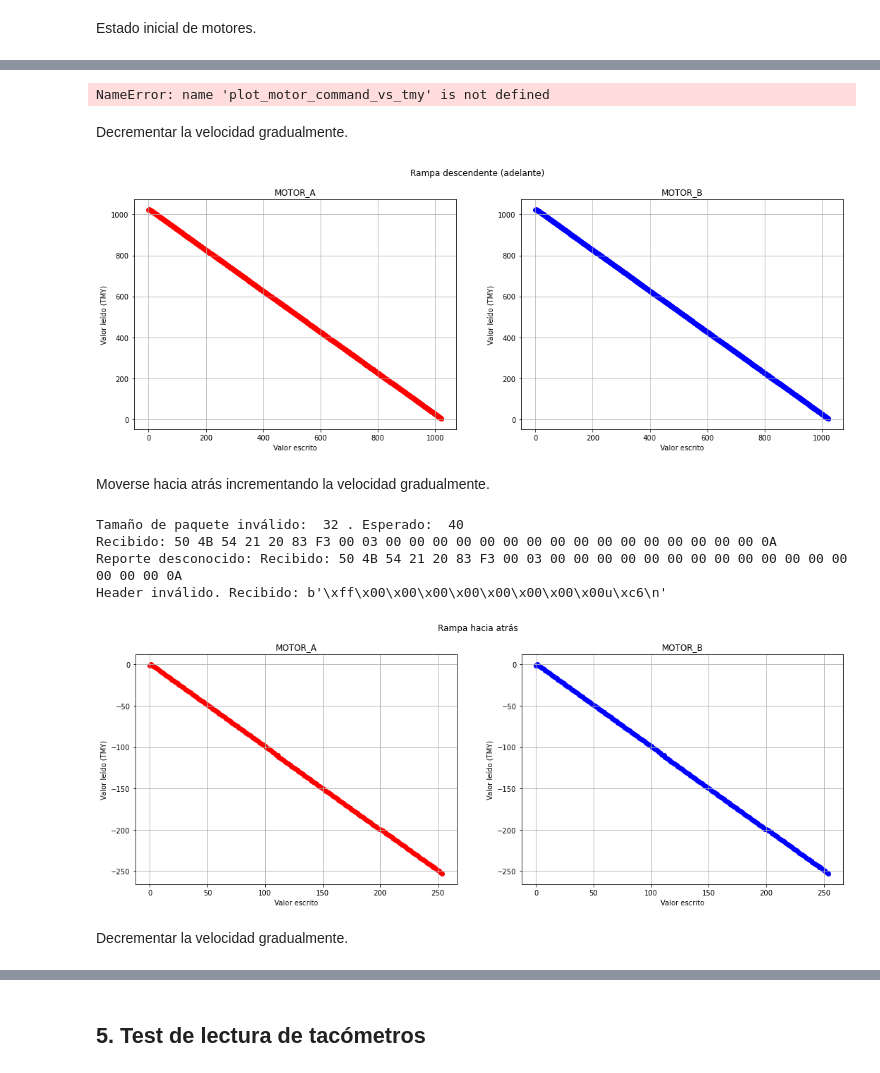
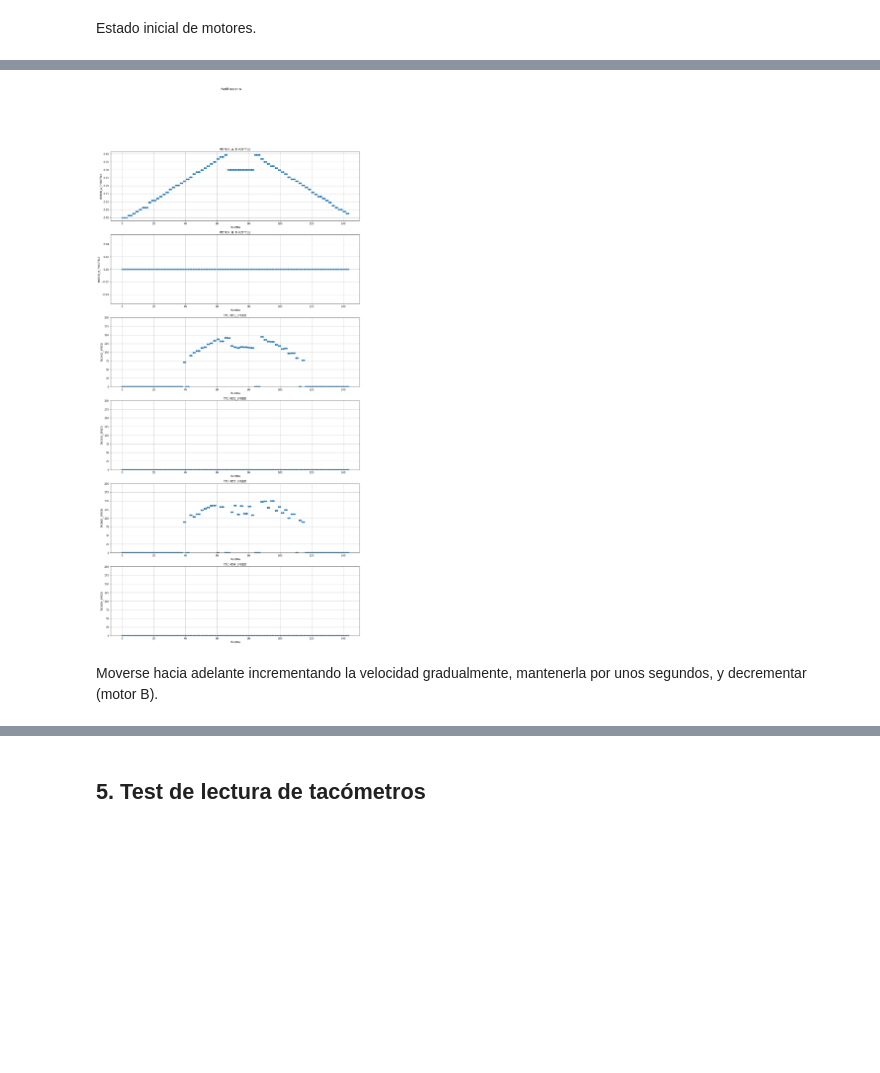
Before and after one commit to nhorro/ceai2020, a Jupyter notebook: intro_se/workspace/rover_groundcontrol/RoverBasicBenchTest.ipynb, the cells around one changed output, grey strips where cells are left out. Cells and saved outputs as stored; diff of their text form; code cells hidden in the pictures; blank space fills up the shorter version.

```diff
--- a/intro_se/workspace/rover_groundcontrol/RoverBasicBenchTest.ipynb
+++ b/intro_se/workspace/rover_groundcontrol/RoverBasicBenchTest.ipynb
@@ -177,43 +213,27 @@ Moverse hacia adelante incrementando la velocidad gradualmente.
-# %%
-tmy_readings = []
-for i in range(0,MAX_THROTTLE):
-    tmy_readings.append( np.array([ i, rover.TMY_PARAM_MOTOR_A_THROTTLE, rover.TMY_PARAM_MOTOR_B_THROTTLE]) )
-    time.sleep(0.1)
-    rover.set_motor_throttles( [i, i], RoverClient.MOTOR_A | RoverClient.MOTOR_B )
-
-tmy_readings = np.array(tmy_readings)
-plot_motor_command_vs_tmy(tmy_readings,title="Rampa hacia adelante")
-# %% [output]
-NameError: name 'plot_motor_command_vs_tmy' is not defined
-# %% [markdown]
-Decrementar la velocidad gradualmente.
-# %%
-tmy_readings = []
-for i in range(0,MAX_THROTTLE):
-    tmy_readings.append( np.array([ i, rover.TMY_PARAM_MOTOR_A_THROTTLE, rover.TMY_PARAM_MOTOR_B_THROTTLE]) )
-    time.sleep(0.1)
-    rover.set_motor_throttles( [MAX_THROTTLE-i, MAX_THROTTLE-i], RoverClient.MOTOR_A | RoverClient.MOTOR_B )
-
-tmy_readings = np.array(tmy_readings)
-plot_motor_command_vs_tmy(tmy_readings,title="Rampa descendente (adelante)")
-# %% [output]
-[figure, removed]
+# %%
+ramp_up = np.array([
+    np.linspace(0,MAX_THROTTLE, N_ITERATIONS), # MOTOR A
+     np.linspace(0,0, N_ITERATIONS)            # MOTOR B
+])
+
+sustain = np.vstack([
+        np.full((1,int(N_ITERATIONS/4)),fill_value=SUSTAIN_THROTTLE),  # MOTOR A
+        np.zeros(int(N_ITERATIONS/4))])                                # MOTOR B
+
+ramp_down = np.array([
+    np.linspace(MAX_THROTTLE,0, N_ITERATIONS),  # MOTOR A
+     np.linspace(0,0, N_ITERATIONS)  # MOTOR B
+])
+profile = np.hstack([ramp_up,sustain,ramp_down])
+# %%
+tmy_readings = play_program_and_record_tmy(rover,profile,INTERVAL)
+
+# Detener
+rover.set_motor_throttles(
+    [0, 0], RoverClient.MOTOR_A | RoverClient.MOTOR_B )
+# %%
+plot_motor_motion_profiles(tmy_readings,title="Perfil motor A")
+# %% [output]
+[figure, added]
 # %% [markdown]
-Moverse hacia atrás incrementando la velocidad gradualmente.
+Moverse hacia adelante incrementando la velocidad gradualmente, mantenerla por unos segundos, y decrementar (motor B).
-# %%
-tmy_readings = []
-for i in range(0,MAX_THROTTLE):
-    rover.set_motor_throttles( [-i, -i], RoverClient.MOTOR_A | RoverClient.MOTOR_B )
-    time.sleep(0.1)
-    tmy_readings.append( np.array([ i, rover.TMY_PARAM_MOTOR_A_THROTTLE, rover.TMY_PARAM_MOTOR_B_THROTTLE]) )
-
-tmy_readings = np.array(tmy_readings)
-plot_motor_command_vs_tmy(tmy_readings,title="Rampa hacia atrás")
-# %% [output]
-Tamaño de paquete inválido:  32 . Esperado:  40
-Recibido: 50 4B 54 21 20 83 F3 00 03 00 00 00 00 00 00 00 00 00 00 00 00 00 00 00 00 0A
-Reporte desconocido: Recibido: 50 4B 54 21 20 83 F3 00 03 00 00 00 00 00 00 00 00 00 00 00 00 00 00 00 00 0A
-Header inválido. Recibido: b'\xff\x00\x00\x00\x00\x00\x00\x00\x00u\xc6\n'
-[figure, removed]
-# %% [markdown]
-Decrementar la velocidad gradualmente.
```
Also changed, not shown: parts of 53 cells of this notebook, 24 other files.
